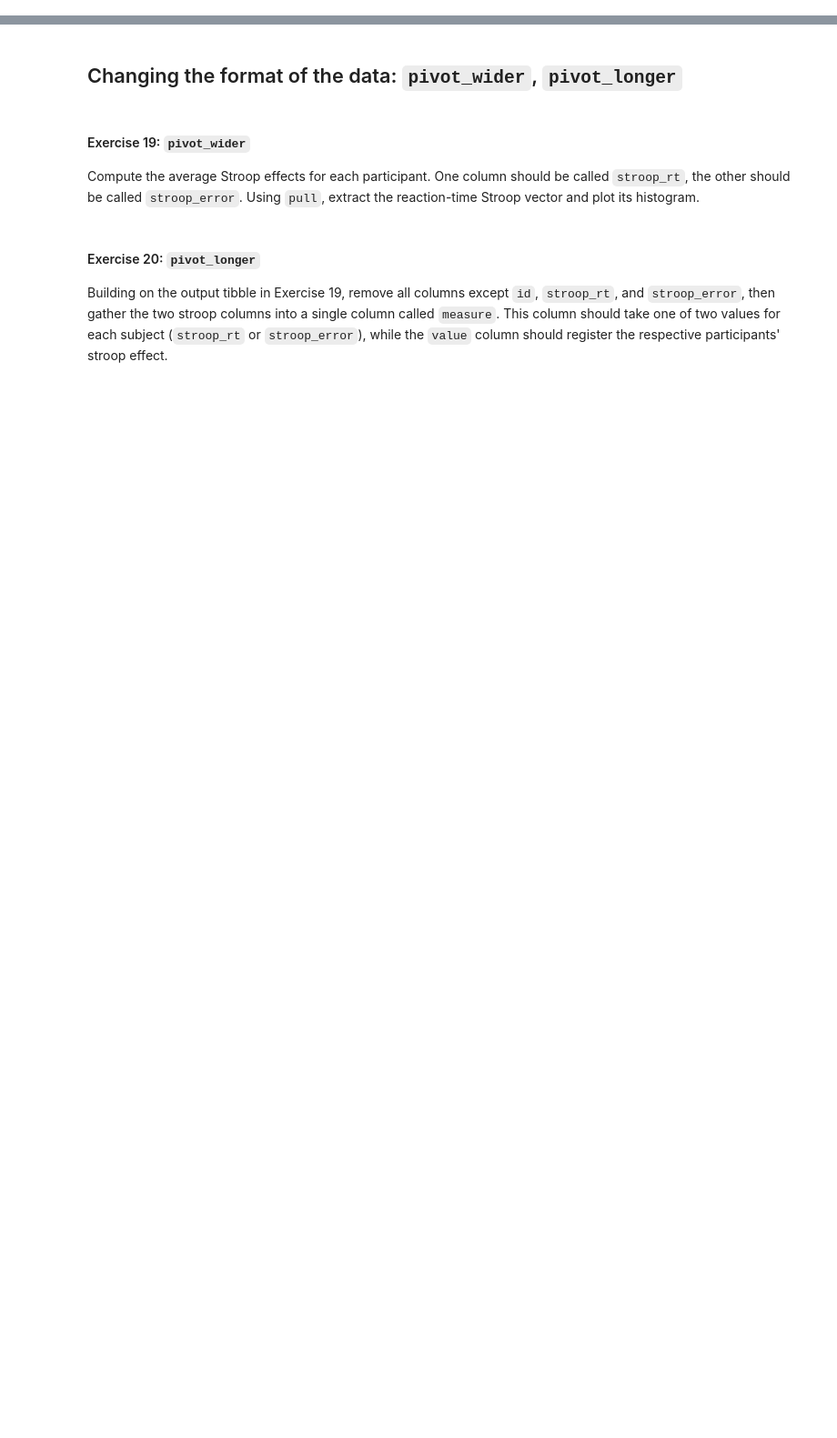
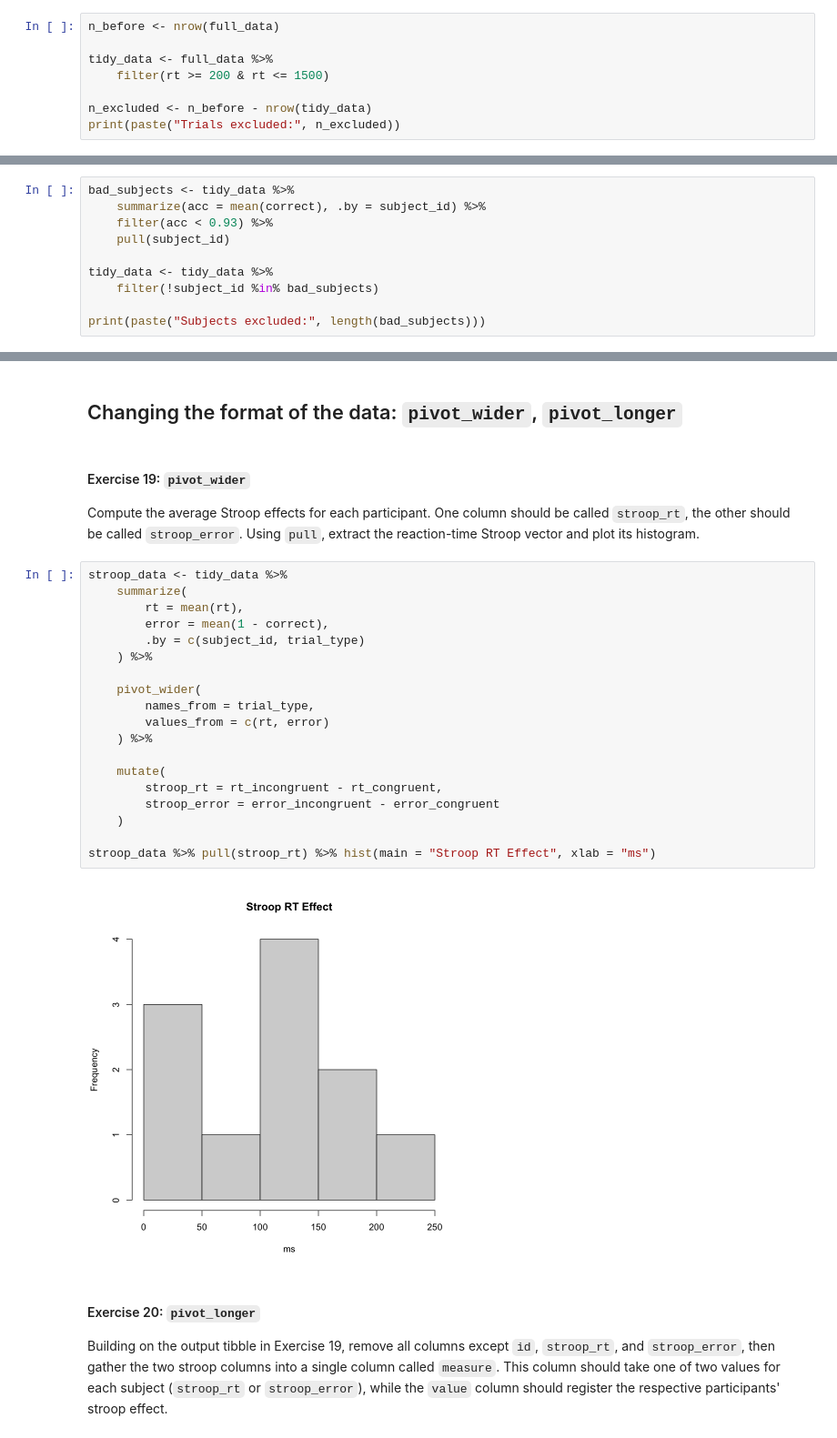
Before and after one commit to Chu1x/cogsup-prog, a Jupyter notebook: Week-13/Exercises/Intro-Tidyverse-2.ipynb, the cells around one changed output, grey strips where cells are left out. Shown at 91% size. Drawn from its saved outputs; the diff is of its cells as text; blank space fills up the shorter version.

```diff
--- a/Week-13/Exercises/Intro-Tidyverse-2.ipynb
+++ b/Week-13/Exercises/Intro-Tidyverse-2.ipynb
@@ -247,3 +324,11 @@ full_data <- raw_data %>%
 #### Exercise 16
 Trials where the responses were too slow or too fast should be excluded from the analysis. (Why?)
 Exclude the trials where the response is below 200 ms or higher than 1,500 ms. How many trials were excluded?
+# %%
+n_before <- nrow(full_data)
+
+tidy_data <- full_data %>%
+    filter(rt >= 200 & rt <= 1500)
+
+n_excluded <- n_before - nrow(tidy_data)
+print(paste("Trials excluded:", n_excluded))
@@ -251,3 +338,13 @@ Exclude the trials where the response is below 200 ms or higher than 1,500 ms. H
 #### Exercise 17
 Exclude participants who didn't achieve 93% overall accuracy.
 How many subjects were excluded?
+# %%
+bad_subjects <- tidy_data %>%
+    summarize(acc = mean(correct), .by = subject_id) %>%
+    filter(acc < 0.93) %>%
+    pull(subject_id)
+
+tidy_data <- tidy_data %>%
+    filter(!subject_id %in% bad_subjects)
+
+print(paste("Subjects excluded:", length(bad_subjects)))
@@ -259,6 +371,27 @@ Summarize the response-time and accuracy measures by trial type to check whether
 # %% [markdown]
 #### Exercise 19: `pivot_wider`
 Compute the average Stroop effects for each participant. One column should be called `stroop_rt`, the other should be called `stroop_error`. Using `pull`, extract the reaction-time Stroop vector and plot its histogram.
+# %%
+stroop_data <- tidy_data %>%
+    summarize(
+        rt = mean(rt),
+        error = mean(1 - correct),
+        .by = c(subject_id, trial_type)
+    ) %>%
+
+    pivot_wider(
+        names_from = trial_type,
+        values_from = c(rt, error)
+    ) %>%
+
+    mutate(
+        stroop_rt = rt_incongruent - rt_congruent,
+        stroop_error = error_incongruent - error_congruent
+    )
+
+stroop_data %>% pull(stroop_rt) %>% hist(main = "Stroop RT Effect", xlab = "ms")
+# %% [output]
+[figure, added]
 # %% [markdown]
 #### Exercise 20: `pivot_longer`
 Building on the output tibble in Exercise 19, remove all columns except `id`, `stroop_rt`, and `stroop_error`, then gather the two stroop columns into a single column called `measure`. This column should take one of two values for each subject (`stroop_rt` or `stroop_error`), while the `value` column should register the respective participants' stroop effect.
```
Also changed, not shown: parts of 10 cells of this notebook, 3 other files.
